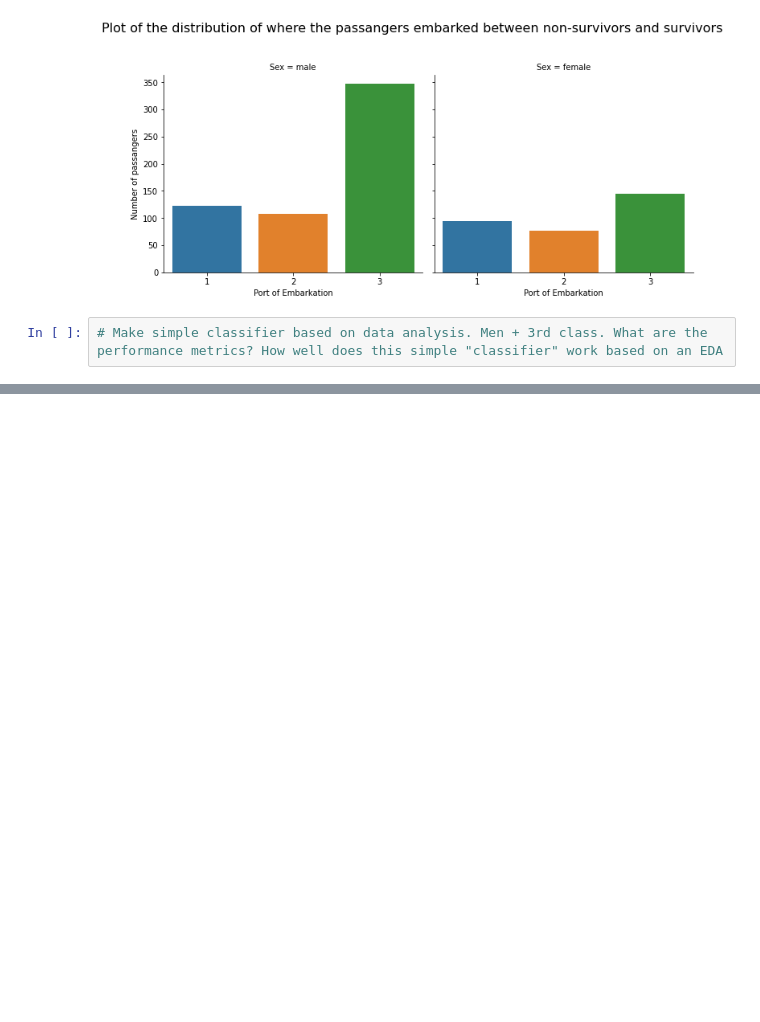
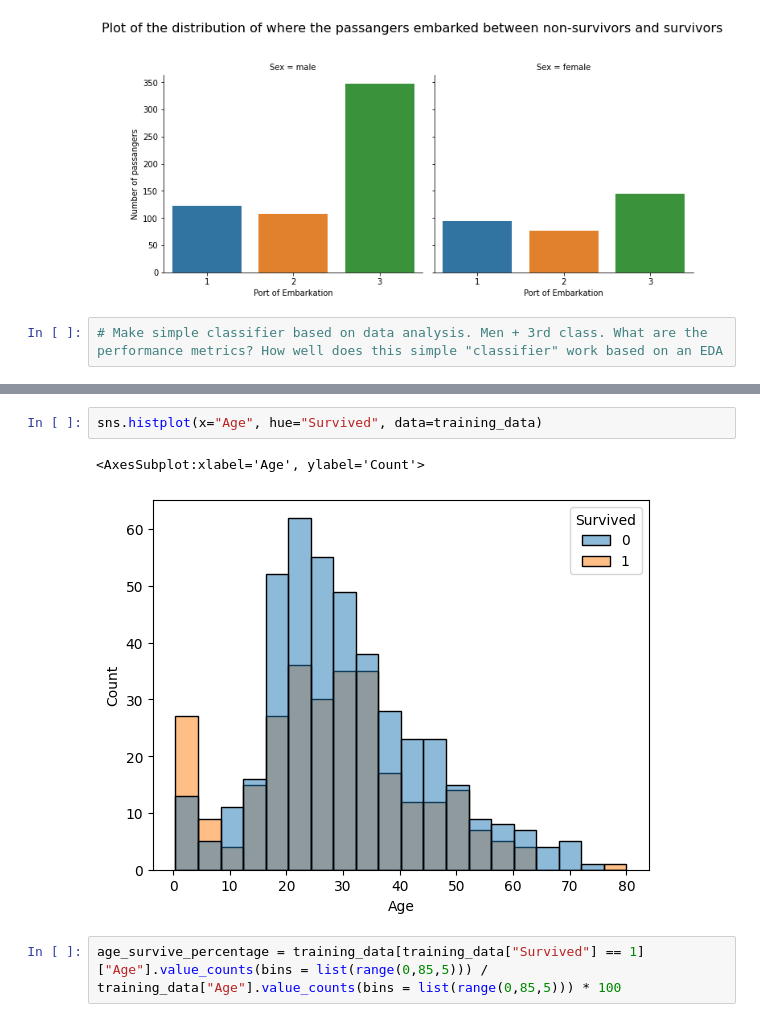
Before and after one commit to fazuximy/titanic, a Jupyter notebook: notebooks/data_analysis.ipynb, the cells around one changed output, grey strips where cells are left out. Drawn from its saved outputs; the diff is of its cells as text; blank space fills up the shorter version.

Commit message:
Fixing plots and adding survival percentages

```diff
--- a/notebooks/data_analysis.ipynb
+++ b/notebooks/data_analysis.ipynb
@@ -115,0 +137,7 @@ Text(0.5, 0.98, 'Plot of the distribution of where the passangers embarked betwe
+# %%
+sns.histplot(x="Age", hue="Survived", data=training_data)
+# %% [output]
+<AxesSubplot:xlabel='Age', ylabel='Count'>
+[figure, added]
+# %%
+age_survive_percentage = training_data[training_data["Survived"] == 1]["Age"].value_counts(bins = list(range(0,85,5))) / training_data["Age"].value_counts(bins = list(range(0,85,5))) * 100
```
Also changed, not shown: parts of 5 cells of this notebook, 2 other files.
